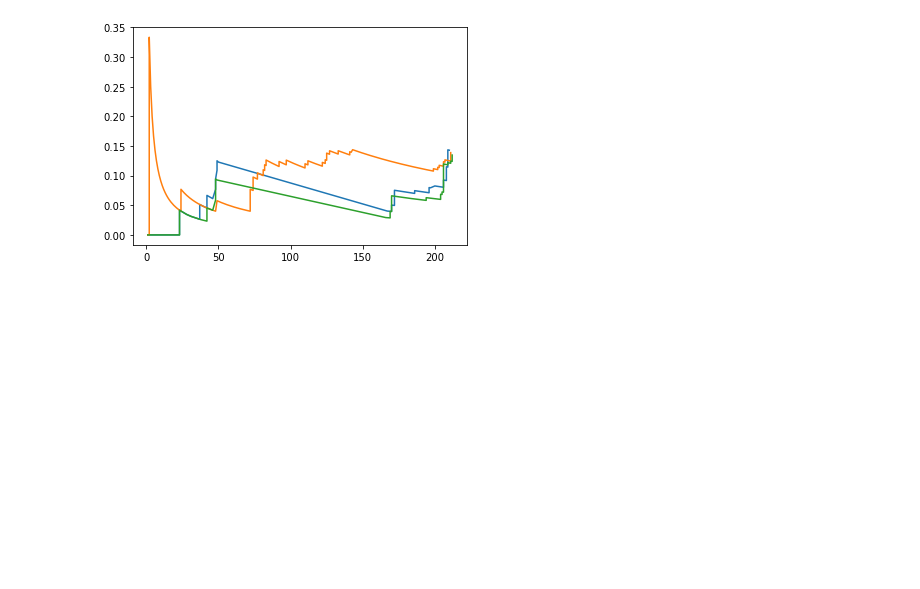
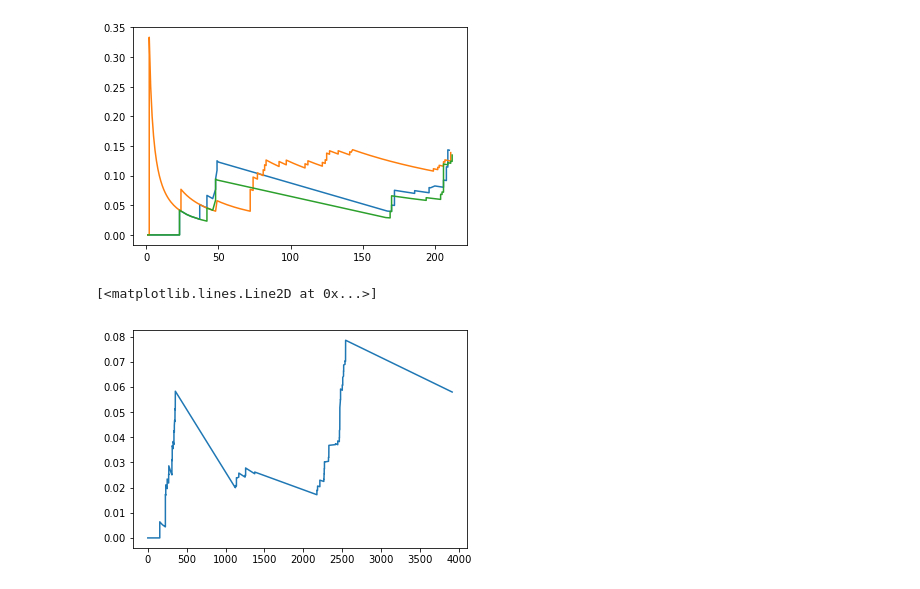
Before and after one commit to ablab/nerpa, a Jupyter notebook: scripts/FDR.ipynb, the cells around one changed output. Cells and saved outputs as stored; diff of their text form; code cells hidden in the pictures; blank space fills up the shorter version.

```diff
--- a/scripts/FDR.ipynb
+++ b/scripts/FDR.ipynb
@@ -11,13 +11,15 @@ def strToDouble(lst):
             lst[i] = float(lst[i].replace(",", "."))
     return lst
 # %%
-def MergeList(sr_list, sw_list, rev=True):
+def MergeList(sr_list, sw_list, rev=True, sml=True):
     mergelist = []
     for i in range(len(sr_list)):
-        mergelist.append((sr_list[i], 0))
+        if (sml or sr_list[i][0] < 1):
+            mergelist.append((sr_list[i], 0))
 
     for i in range(len(sw_list)):
-        mergelist.append((sw_list[i], 1))
+        if (sml or sw_list[i][0] < 1):
+            mergelist.append((sw_list[i], 1))
 
     mergelist.sort(reverse=rev)
     return mergelist
@@ -156,3 +160,15 @@ plt.plot(x2, y2)
 245 33
 [<matplotlib.lines.Line2D at 0x...>]
 [figure]
+# %%
+import matplotlib.pyplot as plt
+%matplotlib inline
+
+right_df = pd.read_csv('../../data/rt.csv')
+wrong_df = pd.read_csv('../../data/pt.csv')
+
+x1, y1 = FDR(MergeList(right_df['Score'].tolist(), wrong_df['score'].tolist()))
+plt.plot(x1, y1)
+# %% [output]
+[<matplotlib.lines.Line2D at 0x...>]
+[figure, added]
```
Also changed, not shown: parts of 4 cells of this notebook, 13 other files.
